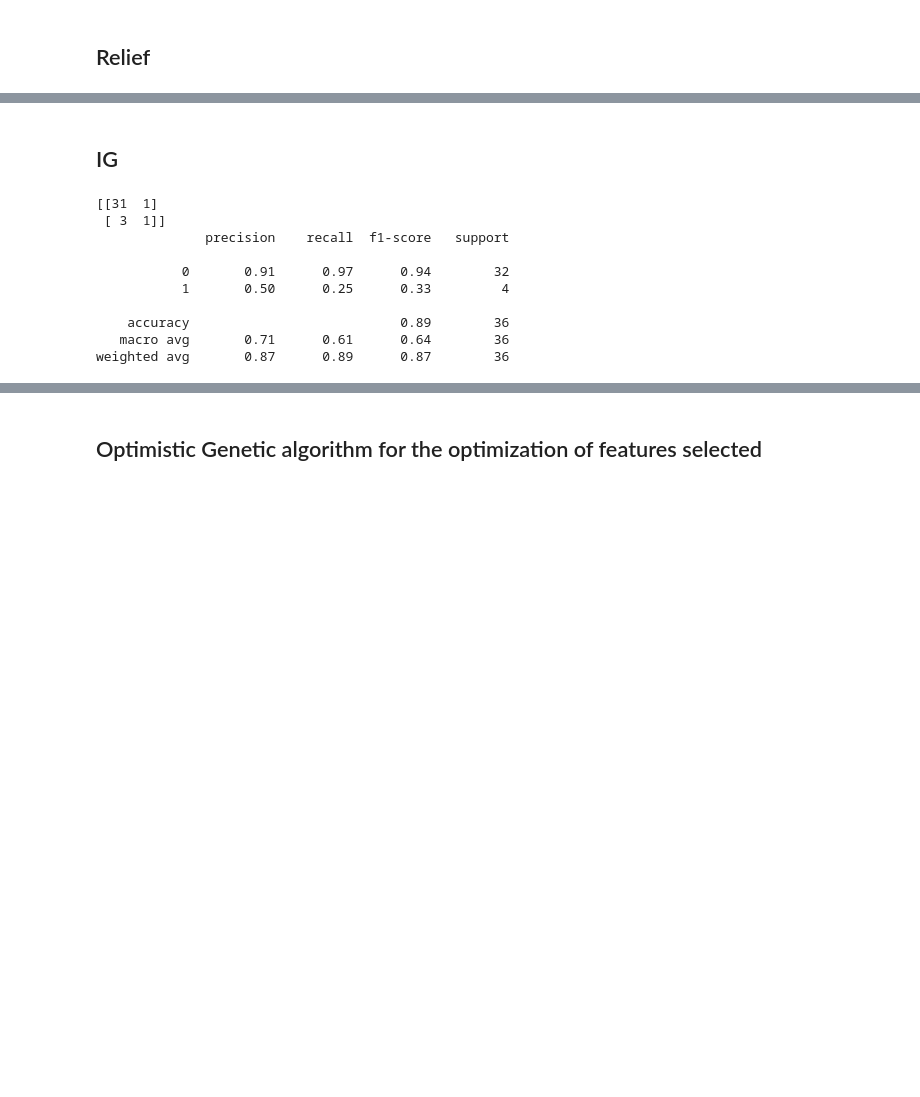
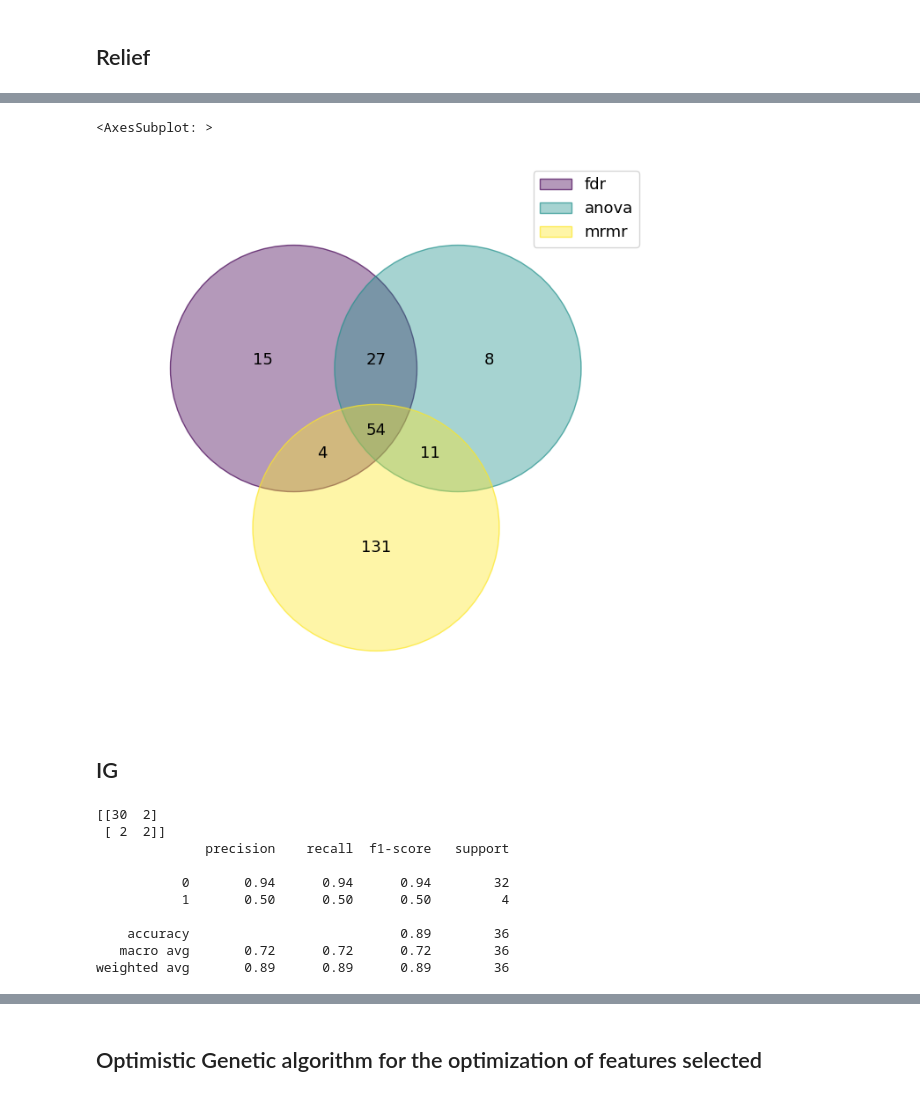
Before and after one commit to U-n-Own/computational-health-laboratory, a Jupyter notebook: Again.ipynb, the cells around one changed output, grey strips where cells are left out. Cells and saved outputs as stored; diff of their text form; code cells hidden in the pictures; blank space fills up the shorter version.

```diff
--- a/Again.ipynb
+++ b/Again.ipynb
@@ -127,7 +144,7 @@ Since the improvement in reducing features through intersection there might be a
 import mrmr
 from mrmr.pandas import mrmr_classif
 # %%
-mrmr_features = mrmr_classif(X=X_train, y=y_train, K=500)
+mrmr_features = mrmr_classif(X=X_train, y=y_train, K=200)
 # %%
 mrmr_index = [X_train.columns.get_loc(col) for col in mrmr_features]
 # %%
@@ -220,9 +237,23 @@ weighted avg       0.85      0.86      0.85        36
+# %%
+from venn import venn
+
+genes_lists = {
+    "fdr": set(fdr_features_indices),
+    "anova": set(anova_features_index),
+    #"relief": set(relief_feature_indices), # it has no intersection
+    "mrmr": set(mrmr_index),
+    #"ig":set(ga_selected_ig)
+}
+
+venn(genes_lists)
+# %% [output]
+<AxesSubplot: >
+[figure, added]
 # %% [markdown]
 ## IG
 # %%
 from sklearn.feature_selection import mutual_info_classif
-
-selector = SelectKBest(score_func=mutual_info_classif, k=500)
+selector = SelectKBest(score_func=mutual_info_classif, k=100)
 scaler = StandardScaler()
 model = LogisticRegression(max_iter=10000, class_weight='balanced', random_state=1)
 
@@ -248,13 +279,13 @@ recall = recall_score(y_val, y_pred)
 print(confusion_matrix(y_val, y_pred))
 print(classification_report(y_val, y_pred))
 # %% [output]
-[[31  1]
- [ 3  1]]
+[[30  2]
+ [ 2  2]]
               precision    recall  f1-score   support
 
-           0       0.91      0.97      0.94        32
-           1       0.50      0.25      0.33         4
+           0       0.94      0.94      0.94        32
+           1       0.50      0.50      0.50         4
 
     accuracy                           0.89        36
-   macro avg       0.71      0.61      0.64        36
-weighted avg       0.87      0.89      0.87        36
+   macro avg       0.72      0.72      0.72        36
+weighted avg       0.89      0.89      0.89        36
```
Also changed, not shown: parts of 53 cells of this notebook.
